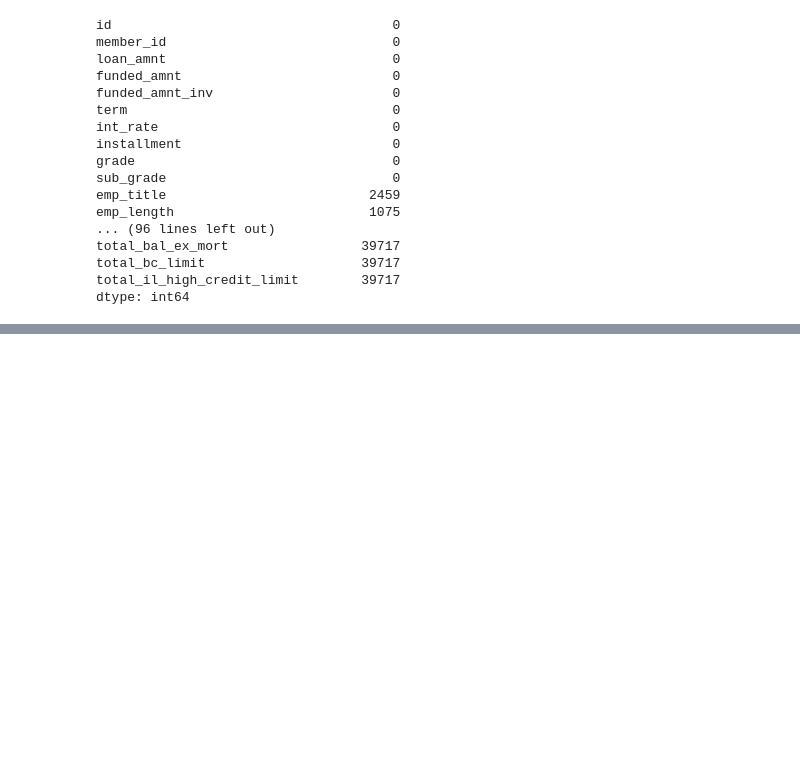
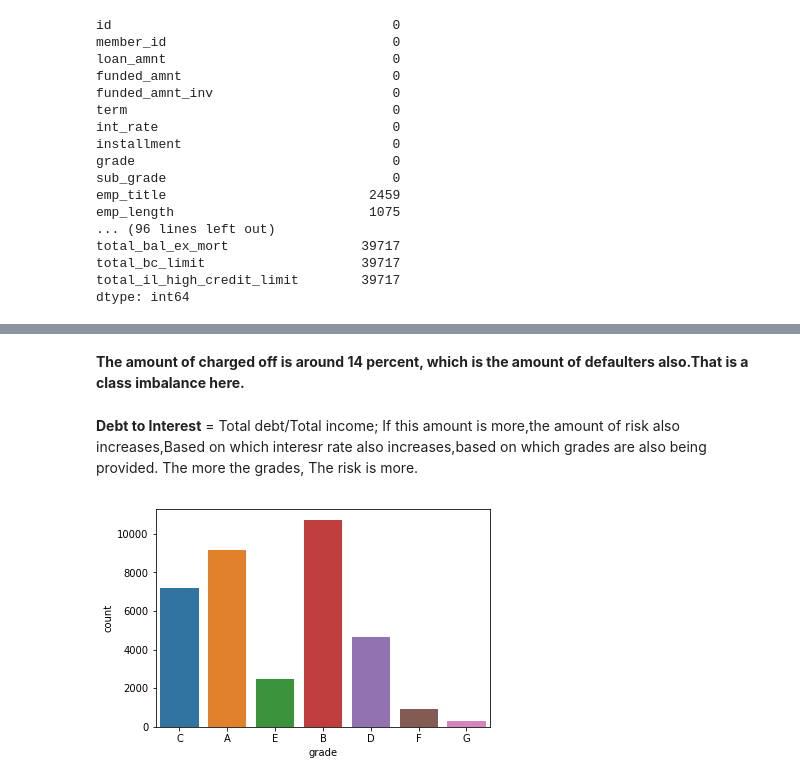
Before and after one commit to rahuldcoder/loan_default_eda, a Jupyter notebook: Abhijit_Dandpat_Lending_Club_Case.ipynb, the cells around one changed output, grey strips where cells are left out. Drawn from its saved outputs; the diff is of its cells as text; code cells hidden in the pictures; blank space fills up the shorter version.

```diff
--- a/Abhijit_Dandpat_Lending_Club_Case.ipynb
+++ b/Abhijit_Dandpat_Lending_Club_Case.ipynb
@@ -110,0 +539,10 @@ loan.shape
+# %% [markdown]
+**The amount of charged off is around 14 percent, which is the amount of defaulters also.That is a class imbalance here.**
+# %% [markdown]
+**Debt to Interest** = Total debt/Total income; If this amount is more,the amount of risk also increases,Based on which interesr rate also increases,based on which grades are also being provided.
+The more the grades, The risk is more.
+# %%
+sns.countplot(x='grade', data=loan)
+plt.show()
+# %% [output]
+[figure, added]
```
Also changed, not shown: parts of 96 cells of this notebook.
